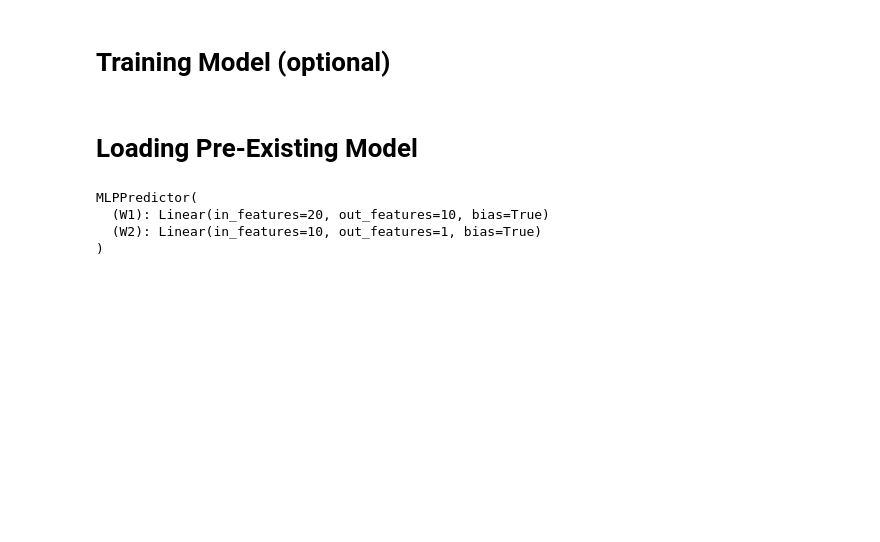
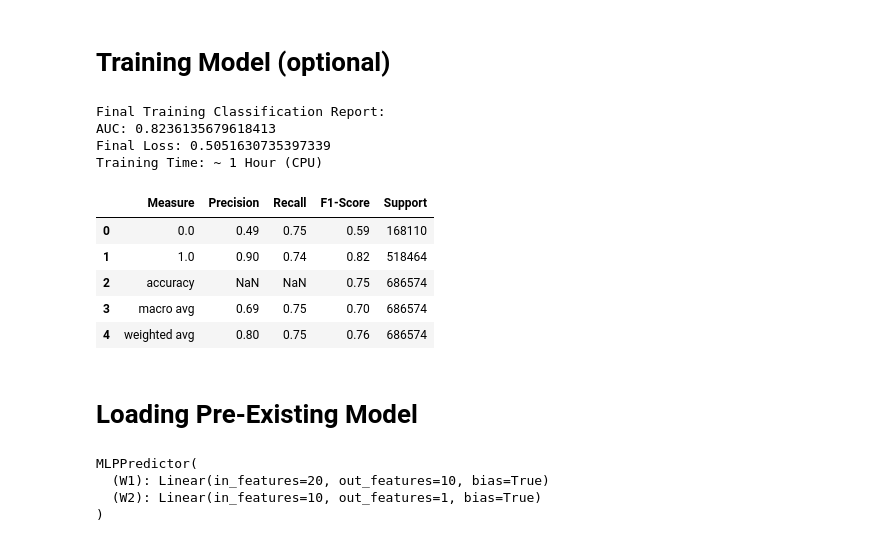
Before and after one commit to shonepatil/GNN-Spotify-Recommender-Project, a Jupyter notebook: src/dgl_graphsage/Recommender Demonstration.ipynb, the cells around one changed output. Drawn from its saved outputs; the diff is of its cells as text; code cells hidden in the pictures; blank space fills up the shorter version.

```diff
--- a/src/dgl_graphsage/Recommender Demonstration.ipynb
+++ b/src/dgl_graphsage/Recommender Demonstration.ipynb
@@ -54,6 +52,23 @@ Wall time: 2min 25s
 
 # torch.save(model, '170k_model.pt')
 # torch.save(pred, '170k_pred.pt')
+# %%
+print('Final Training Classification Report: ')
+print('AUC: 0.8236135679618413')
+print('Final Loss: 0.5051630735397339')
+print('Training Time: ~ 1 Hour (CPU)')
+pd.DataFrame(data={'Measure': [0.0, 1.0, 'accuracy', 'macro avg', 'weighted avg'], 'Precision': [0.49, 0.90, None, 0.69, 0.80], 'Recall': [0.75, 0.74, None, 0.75, 0.75], 'F1-Score': [0.59, 0.82, 0.75, 0.70, 0.76], 'Support': [168110, 518464, 686574, 686574, 686574]})
+# %% [output]
+Final Training Classification Report:
+AUC: 0.8236135679618413
+Final Loss: 0.5051630735397339
+Training Time: ~ 1 Hour (CPU)
+|  | Measure | Precision | Recall | F1-Score | Support |
+| 0 | 0.0 | 0.49 | 0.75 | 0.59 | 168110 |
+| 1 | 1.0 | 0.90 | 0.74 | 0.82 | 518464 |
+| 2 | accuracy | NaN | NaN | 0.75 | 686574 |
+| 3 | macro avg | 0.69 | 0.75 | 0.70 | 686574 |
+| 4 | weighted avg | 0.80 | 0.75 | 0.76 | 686574 |
 # %% [markdown]
 # Loading Pre-Existing Model
 # %%
```
Also changed, not shown: parts of 13 cells of this notebook, 7 other files.
